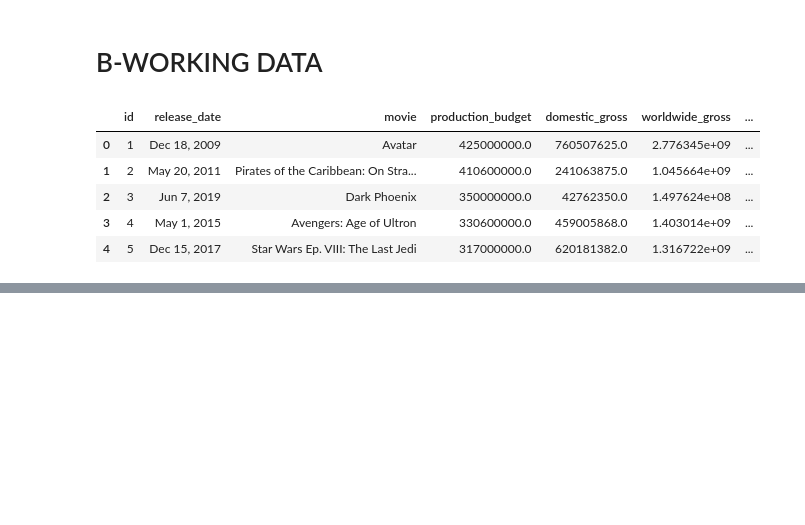
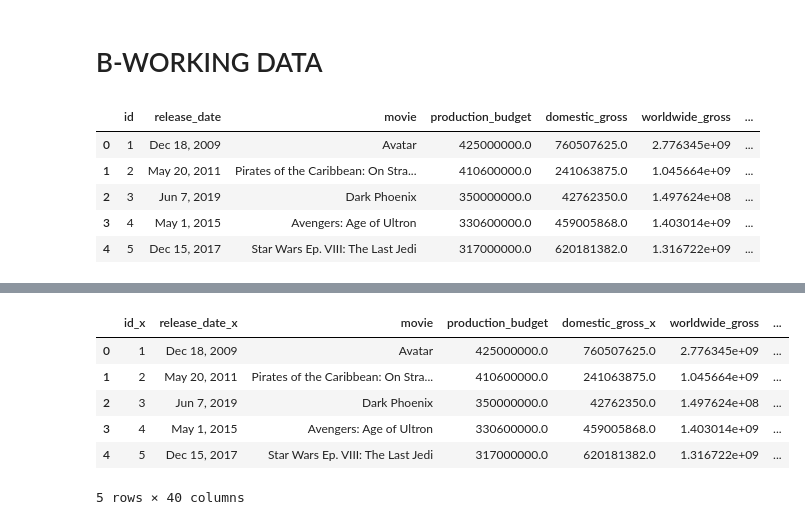
Before and after one commit to stepgrig/Microsoft-Movie-Data-Analysis, a Jupyter notebook: Team_work.ipynb, the cells around one changed output, grey strips where cells are left out. Saved outputs shown, nothing was run; the diff lists cells and outputs as text; code cells hidden in the pictures; blank space fills up the shorter version.

```diff
--- a/Team_work.ipynb
+++ b/Team_work.ipynb
@@ -72,9 +67,9 @@ tn_movie['international_gross'] = tn_movie.worldwide_gross - tn_movie.domestic_g
 tn_movie['domestic_profit'] = tn_movie.domestic_gross - tn_movie.production_budget
 tn_movie['international_profit'] = tn_movie.international_gross - tn_movie.production_budget
 tn_movie['worldwide_profit'] = tn_movie.worldwide_gross - tn_movie.production_budget
-tn_movie['domestic_profit_percent'] = (tn_movie.domestic_gross - tn_movie.production_budget)/tn_movie.production_budget
-tn_movie['international_profit_percent'] = (tn_movie.international_gross - tn_movie.production_budget)/tn_movie.production_budget
-tn_movie['worldwide_profit_percent'] = (tn_movie.worldwide_gross - tn_movie.production_budget)/tn_movie.production_budget
+tn_movie['domestic_ROI'] = (tn_movie.domestic_gross - tn_movie.production_budget)/tn_movie.production_budget
+tn_movie['international_ROI'] = (tn_movie.international_gross - tn_movie.production_budget)/tn_movie.production_budget
+tn_movie['worldwide_ROI'] = (tn_movie.worldwide_gross - tn_movie.production_budget)/tn_movie.production_budget
 # %%
 tn_movie.head()
 # %% [output]
@@ -146,2 +145,3 @@ directors_df.head()
 # %%
-directors_df.director_id = directors_df.loc[directors_df.person_id
+directors_df['diretor_id'] = directors_df['person_id'].copy()
+directors_df.head()
@@ -147,0 +159,4 @@ directors_df.director_id = directors_df.loc[directors_df.person_id
+# %%
+#Remove dubplicate:
+directors_df = directors_df.drop_duplicates(keep="first")
+directors_df.head()
@@ -278,2 +325,5 @@ tnmovie_basics.shape
 # %%
-tnmovie_basics_director = pd.merge(tnmovie_basics,directors_df, left_on ='movie_id', right_on = )
+#Combine "tnmovie_basics" with "directors_df" & "persons_df" to get director name in column "primary_name"
+tnmovie_basics_directorid = pd.merge(tnmovie_basics,directors_df, left_on ='movie_id', right_on = "movie_id", how = "left")
+tnmovie_basics_director = pd.merge(tnmovie_basics_directorid,persons_df, left_on ='person_id', right_on = "person_id", how = "left")
+tnmovie_basics_director.head()
@@ -279,0 +358,13 @@ tnmovie_basics_director = pd.merge(tnmovie_basics,directors_df, left_on ='movie_
+# %%
+#Combine 'tnmovie_basics_director' with 'bom_movie' & 'tmdb_movie' to get studio & popularity:
+tnmovie_basics_director_studio = pd.merge(tnmovie_basics_director,bom_movie, left_on='movie', right_on = 'title', how = 'left')
+tnmovie_basics_director_studio_popularity = pd.merge(tnmovie_basics_director_studio,tmdb_movie, left_on='movie', right_on = 'title', how = 'left')
+tnmovie_basics_director_studio_popularity.head()
+# %% [output]
+|  | id_x | release_date_x | movie | production_budget | domestic_gross_x | worldwide_gross | ... |
+| 0 | 1 | Dec 18, 2009 | Avatar | 425000000.0 | 760507625.0 | 2.776345e+09 | ... |
+| 1 | 2 | May 20, 2011 | Pirates of the Caribbean: On Stra... | 410600000.0 | 241063875.0 | 1.045664e+09 | ... |
+| 2 | 3 | Jun 7, 2019 | Dark Phoenix | 350000000.0 | 42762350.0 | 1.497624e+08 | ... |
+| 3 | 4 | May 1, 2015 | Avengers: Age of Ultron | 330600000.0 | 459005868.0 | 1.403014e+09 | ... |
+| 4 | 5 | Dec 15, 2017 | Star Wars Ep. VIII: The Last Jedi | 317000000.0 | 620181382.0 | 1.316722e+09 | ... |
+5 rows × 40 columns
```
Also changed, not shown: parts of 19 cells of this notebook.
